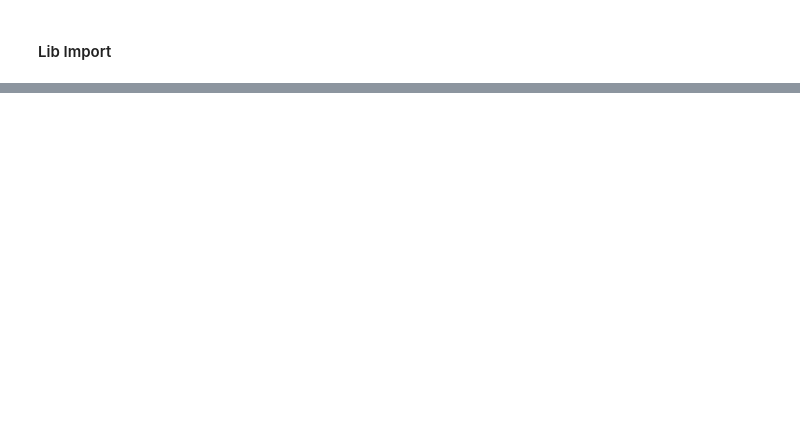
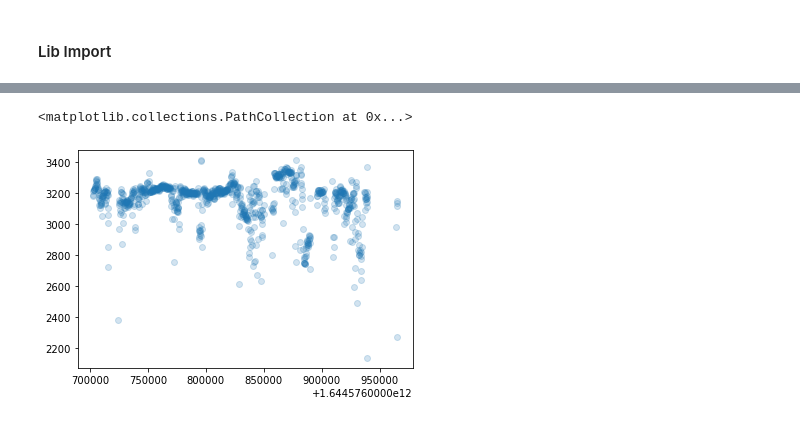
Before and after one commit to enotbeta/thermal-diplom, a Jupyter notebook: Main script.ipynb, the cells around one changed output, grey strips where cells are left out. Drawn from its saved outputs; the diff is of its cells as text; code cells hidden in the pictures; blank space fills up the shorter version.

```diff
--- a/Main script.ipynb
+++ b/Main script.ipynb
@@ -11,5 +13,11 @@ url = "https://pastebin.com/raw/j30qh61S"
 #resp = urllib.request.urlopen(url_data)
 data1 = pd.read_csv(r'./dataset/Sochi10-11.csv', header=0, sep =',')
 
+
 data1 = data1.loc[data1['temperatureAvg'] > 1]
-data1 = data1.loc[data1['id'] >= 1]
+data1 = data1.loc[data1['id']  > 933]
+#data1 = data1.loc[data1['temperatureAvg'] < 4000]
+data1 = data1.loc[data1['temperatureAvg'] > 2000]
+#data1 = data1.loc[data1['mappingError'] < 0.01]
+#data1 = data1.loc[data1['temperatureSdv'] < 500]
+data1 = data1.loc[data1['ts'] < 1644576965032]
@@ -23,8 +23,0 @@ query =  data1.loc[((target_time - 8000) <= data1['ts_ir']) & (data1['ts_ir']  <
-# %%
-unique = data1['id'].unique()
-indexes_good = []
-for id in unique:
-    if data1.loc[data1['id'] == id]['temperatureAvg'].mean() > 2500:
-        indexes_good += [id]
-loc_query = data1['id'].apply(lambda x: x in indexes_good)
-data1 = data1.loc[loc_query]
@@ -31 +40,6 @@ data1 = data1.loc[loc_query]
+# %%
+plt.scatter(data1['ts'], data1['temperatureAvg'], alpha=0.2)
+# %% [output]
+<matplotlib.collections.PathCollection at 0x...>
+[figure, added]
 # %%
```
Also changed, not shown: parts of 10 cells of this notebook, 2 other files.
